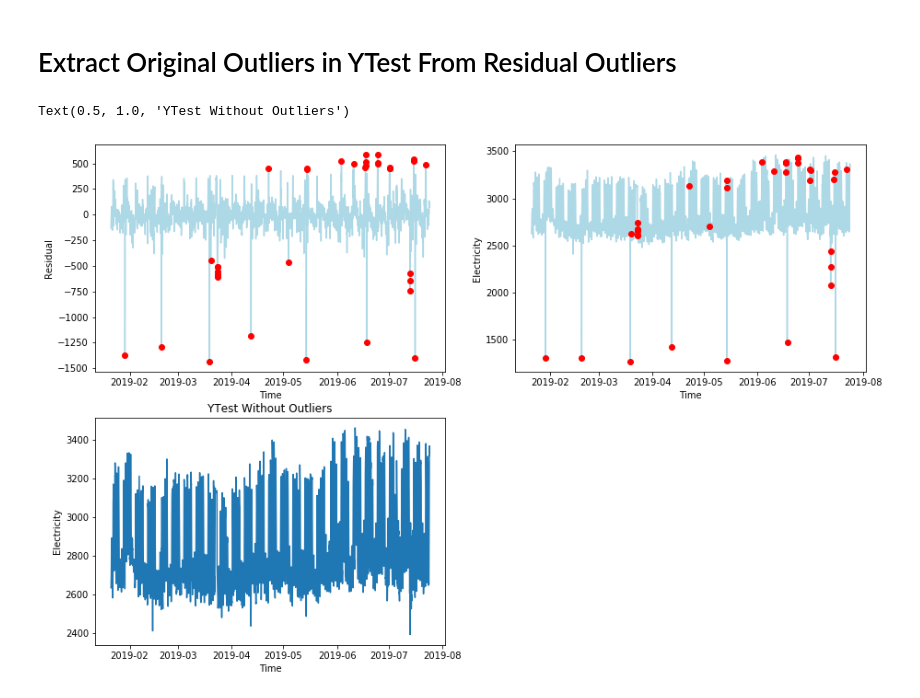
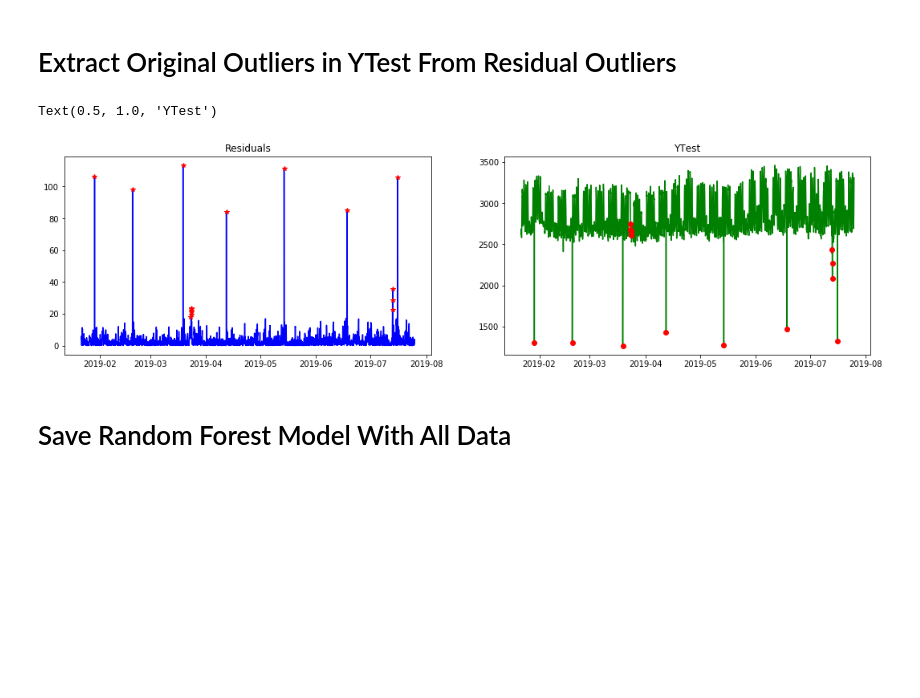
Before and after one commit to eco-data-science-team/cluster-repo, a Jupyter notebook: New Models.ipynb, the cells around one changed output. Saved outputs shown, nothing was run; the diff lists cells and outputs as text; code cells hidden in the pictures; blank space fills up the shorter version.

```diff
--- a/New Models.ipynb
+++ b/New Models.ipynb
@@ -184,51 +185,31 @@ plt.axhline(y = lower_threshold, color = 'darkred')
 # %% [markdown]
 # Extract Original Outliers in YTest From Residual Outliers
-# %%
-#subset residuals so only outliers
-resid_df = pd.DataFrame(resid_series)
-resid_df.columns = ['Residual']
-resids = resid_df['Residual'].tolist()
-outlier_resid_df = resid_df.loc[(resid_df.Residual > upper_threshold) | (resid_df.Residual < lower_threshold)]
-outliers = outlier_resid_df['Residual'].tolist()
-#plot residuals with outliers
-plt.figure(figsize = (15, 10))
-plt.subplot(2, 2, 1)
-plt.plot(resid_series.index, resid_series.values, color = 'lightblue')
-for outlier in outliers:
-    index_outlier = resid_series.values.tolist().index(outlier)
-    date_outlier = resid_series.index[index_outlier]
-    plt.plot(date_outlier, outlier, color = 'red', marker = 'o')
-plt.xlabel("Time")
-plt.ylabel("Residual")
-#plot ytest with outliers
-#make y test into a dataframe
-y_test_df = pd.DataFrame(y_test)
-#since all y_test values are not unique, add an index so that we go back and identify outliers - we can't use y_test.index()..
-y_test_df['Index'] = list(range(len(y_test)))
-#extract y_test_outliers
-outlier_indexes = outlier_resid_df.index.tolist()
-y_test_outliers = y_test_df.ix[outlier_indexes]
-index_y_test_outliers = y_test_outliers['Index'].tolist()
-plt.subplot(2, 2, 2)
-plt.plot(y_test.index, y_test['GBSF_Electricity_Demand_kBtu'].values, color = 'lightblue')
-for index in index_y_test_outliers:
-    outlier = y_test['GBSF_Electricity_Demand_kBtu'].values[index]
-    date = y_test.index[index]
-    plt.plot(date, outlier, color = 'red', marker = 'o')
-plt.xlabel("Time")
-plt.ylabel("Electricity")
-
-
-#plot y_test without outliers
-all_indexes = range(y_test.shape[0])
-non_outlier_indexes = [i for i in all_indexes if i not in index_y_test_outliers]
-non_outlier_data = [y_test['GBSF_Electricity_Demand_kBtu'].values[i] for i in non_outlier_indexes]
-non_outlier_dates = [y_test.index[i] for i in non_outlier_indexes]
-plt.subplot(2, 2, 3)
-plt.plot(non_outlier_dates, non_outlier_data)
-plt.xlabel("Time")
-plt.ylabel("Electricity")
-plt.title("YTest Without Outliers")
-# %% [output]
-Text(0.5, 1.0, 'YTest Without Outliers')
-[figure, removed]
+# %%
+outlier_df = df.loc[df.Difference > bound]
+outlier_residuals = outlier_df['Difference'].tolist()
+#first plot residual outliers
+plt.figure(figsize = (18, 10))
+plt.subplot(2, 2, 1)
+plt.plot(df.index, df.Difference, color = 'blue')
+sizes = [20 for i in range(outlier_df.shape[0])]
+index_outliers = []
+for outlier in outlier_residuals:
+    index_outlier = df.Difference.values.tolist().index(outlier)
+    index_outliers.append(index_outlier)
+    date_index = df.index[index_outlier]
+    plt.plot(date_index, outlier, color = 'red', marker ='*')
+plt.title("Residuals")
+
+#use residual outliers to plot outliers in y_test
+plt.subplot(2, 2, 2)
+plt.plot(df.index, df.Actual, color = 'green')
+for index in index_outliers:
+    actual_outlier = df.Actual[index]
+    date_outlier = df.index[index]
+    plt.plot(date_outlier, actual_outlier, color = 'red', marker = 'o')
+plt.title("YTest")
+# %% [output]
+Text(0.5, 1.0, 'YTest')
+[figure, added]
+# %% [markdown]
+# Save Random Forest Model With All Data
```
Also changed, not shown: parts of 9 cells of this notebook, 1 other file.
